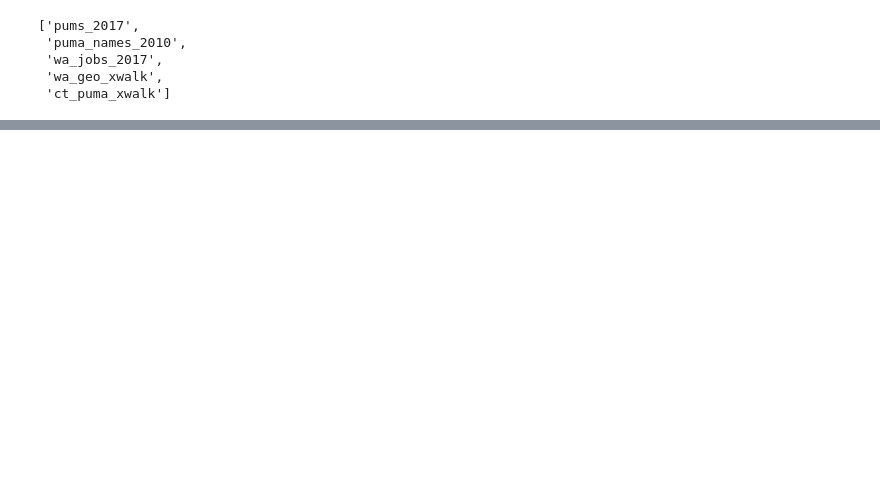
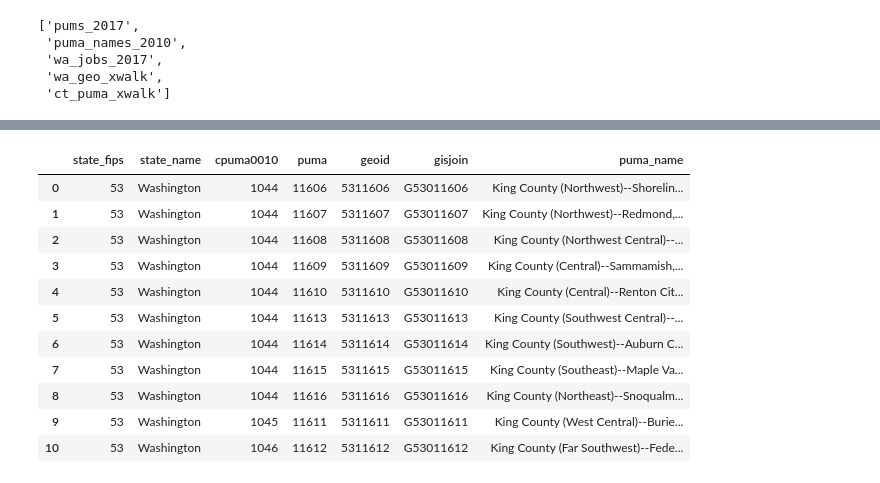
Before and after one commit to ghPRao/Opportunity-Youth, a Jupyter notebook: Paul.ipynb, the cells around one changed output, grey strips where cells are left out. Cells and saved outputs as stored; diff of their text form; code cells hidden in the pictures; blank space fills up the shorter version.

```diff
--- a/Paul.ipynb
+++ b/Paul.ipynb
@@ -136,0 +54,16 @@ zstd                      1.3.7                h508b16e_0
+# %%
+pd.set_option('display.max_colwidth',1000)
+So_king_puma_df
+# %% [output]
+|  | state_fips | state_name | cpuma0010 | puma | geoid | gisjoin | puma_name |
+| 0 | 53 | Washington | 1044 | 11606 | 5311606 | G53011606 | King County (Northwest)--Shorelin... |
+| 1 | 53 | Washington | 1044 | 11607 | 5311607 | G53011607 | King County (Northwest)--Redmond,... |
+| 2 | 53 | Washington | 1044 | 11608 | 5311608 | G53011608 | King County (Northwest Central)--... |
+| 3 | 53 | Washington | 1044 | 11609 | 5311609 | G53011609 | King County (Central)--Sammamish,... |
+| 4 | 53 | Washington | 1044 | 11610 | 5311610 | G53011610 | King County (Central)--Renton Cit... |
+| 5 | 53 | Washington | 1044 | 11613 | 5311613 | G53011613 | King County (Southwest Central)--... |
+| 6 | 53 | Washington | 1044 | 11614 | 5311614 | G53011614 | King County (Southwest)--Auburn C... |
+| 7 | 53 | Washington | 1044 | 11615 | 5311615 | G53011615 | King County (Southeast)--Maple Va... |
+| 8 | 53 | Washington | 1044 | 11616 | 5311616 | G53011616 | King County (Northeast)--Snoqualm... |
+| 9 | 53 | Washington | 1045 | 11611 | 5311611 | G53011611 | King County (West Central)--Burie... |
+| 10 | 53 | Washington | 1046 | 11612 | 5311612 | G53011612 | King County (Far Southwest)--Fede... |
```
Also changed, not shown: parts of 21 cells of this notebook.
